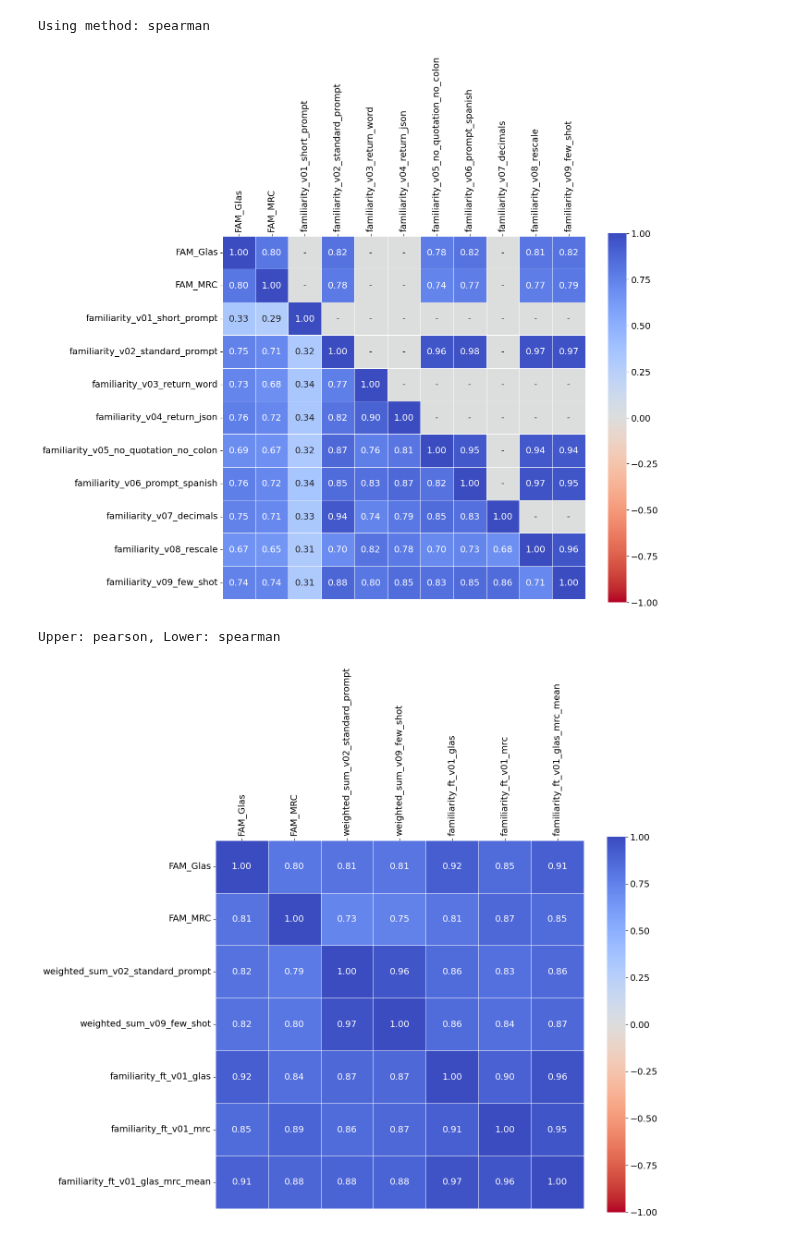
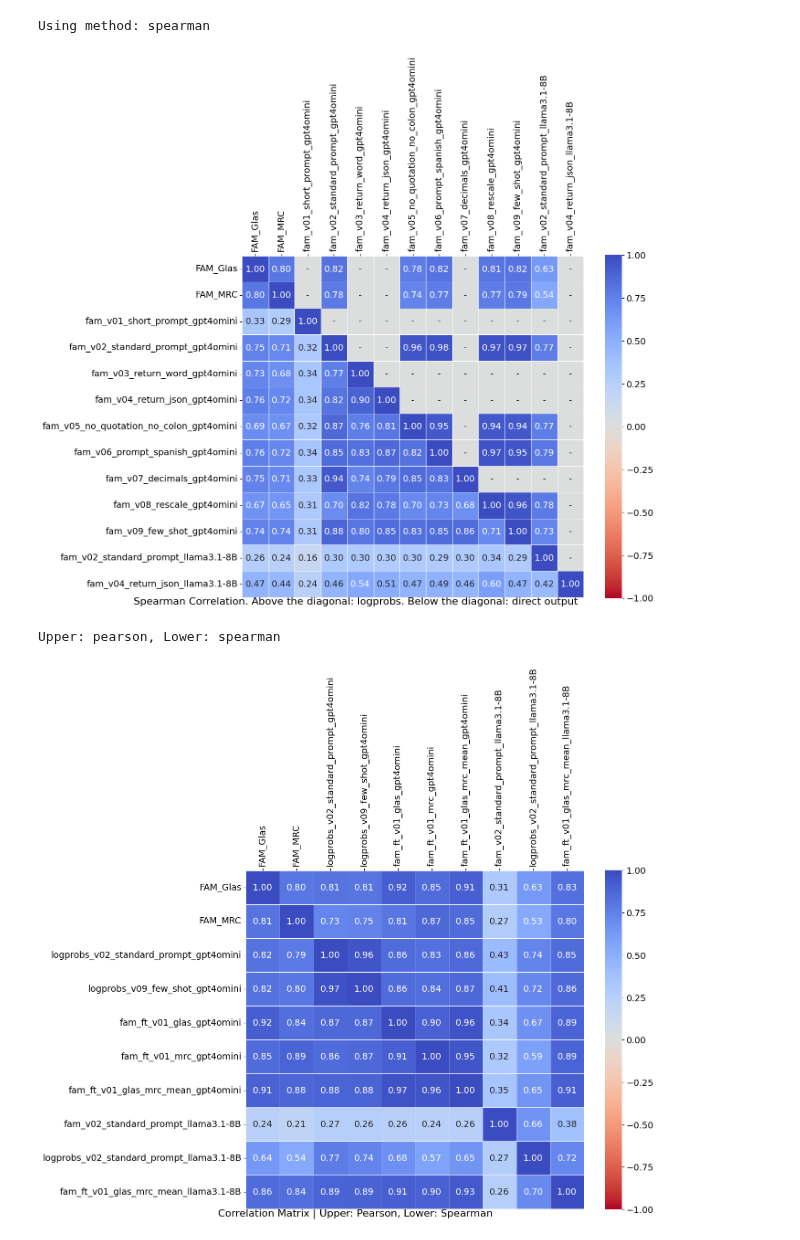
Before and after one commit to WordsGPT/psycholinguistics_framework, a Jupyter notebook: familiarity_english/output/correlations.ipynb, the cells around one changed output. Cells and saved outputs as stored; diff of their text form; code cells hidden in the pictures.

```diff
--- a/familiarity_english/output/correlations.ipynb
+++ b/familiarity_english/output/correlations.ipynb
@@ -6,7 +6,7 @@ import numpy as np
 from matplotlib.colors import ListedColormap
 import matplotlib.colors as mcolors
 
-method = 'spearman'  # method correlation
+method = 'pearson'  # method correlation
 
 print(f"Using method: {method}")
 
@@ -14,13 +14,13 @@ print(f"Using method: {method}")
 df = pd.read_excel('Glasgow_MRC_joint_norms_inner_join_english_output.xlsx')
 
 # Select familiarity feature columns
-features_cols = [col for col in df.columns if col.startswith('familiarity') or col.startswith('FAM')]
+features_cols = [col for col in df.columns if col.startswith('fam') or col.startswith('FAM')]
 df_features = df[features_cols].apply(pd.to_numeric, errors='coerce')
 
 # Select logprob-based familiarity features
-features_logprobs_cols = [col for col in df.columns if col.startswith('weighted') or col.startswith('FAM')]
+features_logprobs_cols = [col for col in df.columns if col.startswith('logprobs') or col.startswith('FAM')]
 df_features_logprobs = df[features_logprobs_cols]
-df_features_logprobs.columns = [col.replace('weighted_sum_', 'familiarity_') for col in df_features_logprobs.columns]
+df_features_logprobs.columns = [col.replace('logprobs_', 'fam_') for col in df_features_logprobs.columns]
 df_features_logprobs = df_features_logprobs.apply(pd.to_numeric, errors='coerce')
 
 # Correlations
@@ -80,8 +80,8 @@ plt.xticks(fontsize=14)
 plt.yticks(fontsize=14)
 
 # Add bottom title
-#plt.figtext(0.5, 0.01, f"{method.capitalize()} Correlation. Above the diagonal: logprobs. Below the diagonal: direct output",
-#            fontsize=16, ha='center')
+plt.figtext(0.5, 0.01, f"{method.capitalize()} Correlation. Above the diagonal: logprobs. Below the diagonal: direct output",
+           fontsize=16, ha='center')
 
 cbar = ax.collections[0].colorbar
 cbar.ax.tick_params(labelsize=14)
@@ -90,7 +90,7 @@ plt.tight_layout()
 plt.show()
 # %% [output]
 Using method: spearman
-[figure, old version]
+[figure, new version]
 # %%
 
 import pandas as pd
@@ -107,7 +107,7 @@ print(f"Upper: {method_upper}, Lower: {method_lower}")
 df_ft = pd.read_excel('1_test_random_MRC_Glas.xlsx')
 
 # Seleccionar columnas de familiaridad
-features_cols = [col for col in df_ft.columns if col.startswith('familiarity') or col.startswith('FAM') or col.startswith('weighted')]
+features_cols = [col for col in df_ft.columns if col.startswith('fam_') or col.startswith('FAM') or col.startswith('logprobs_')]
 df_features_ft = df_ft[features_cols].apply(pd.to_numeric, errors='coerce')
 
 # Calcular matrices de correlación
@@ -140,33 +140,33 @@ nan_mask = combined_corr.isna()
 cmap_data = combined_corr_filled.mask(~nan_mask, combined_corr)
 
 # Graficar
 plt.figure(figsize=(14, 12))
 ax = sns.heatmap(cmap_data,
                  annot=annotations,
                  fmt='',
                  cmap=cmap,
                  square=True,
                  cbar=True,
                  linewidths=0.5,
                  linecolor='white',
                  vmin=-1, vmax=1,
                  annot_kws={"size": 14})
 
 # Ajustes de ejes
 ax.xaxis.tick_top()
 ax.xaxis.set_label_position('top')
 plt.xticks(rotation=90, ha='center', fontsize=14)
 plt.yticks(fontsize=14)
 
 # Título
-# plt.figtext(0.5, 0.01, f"Correlation Matrix | Upper: {method_upper.capitalize()}, Lower: {method_lower.capitalize()}",
-#             fontsize=16, ha='center')
+plt.figtext(0.5, 0.01, f"Correlation Matrix | Upper: {method_upper.capitalize()}, Lower: {method_lower.capitalize()}",
+            fontsize=16, ha='center')
 
 cbar = ax.collections[0].colorbar
 cbar.ax.tick_params(labelsize=14)
 
 plt.tight_layout()
 plt.show()
 # %% [output]
 Upper: pearson, Lower: spearman
-[figure, old version]
+[figure, new version]
```
Also changed, not shown: 33 other files.
